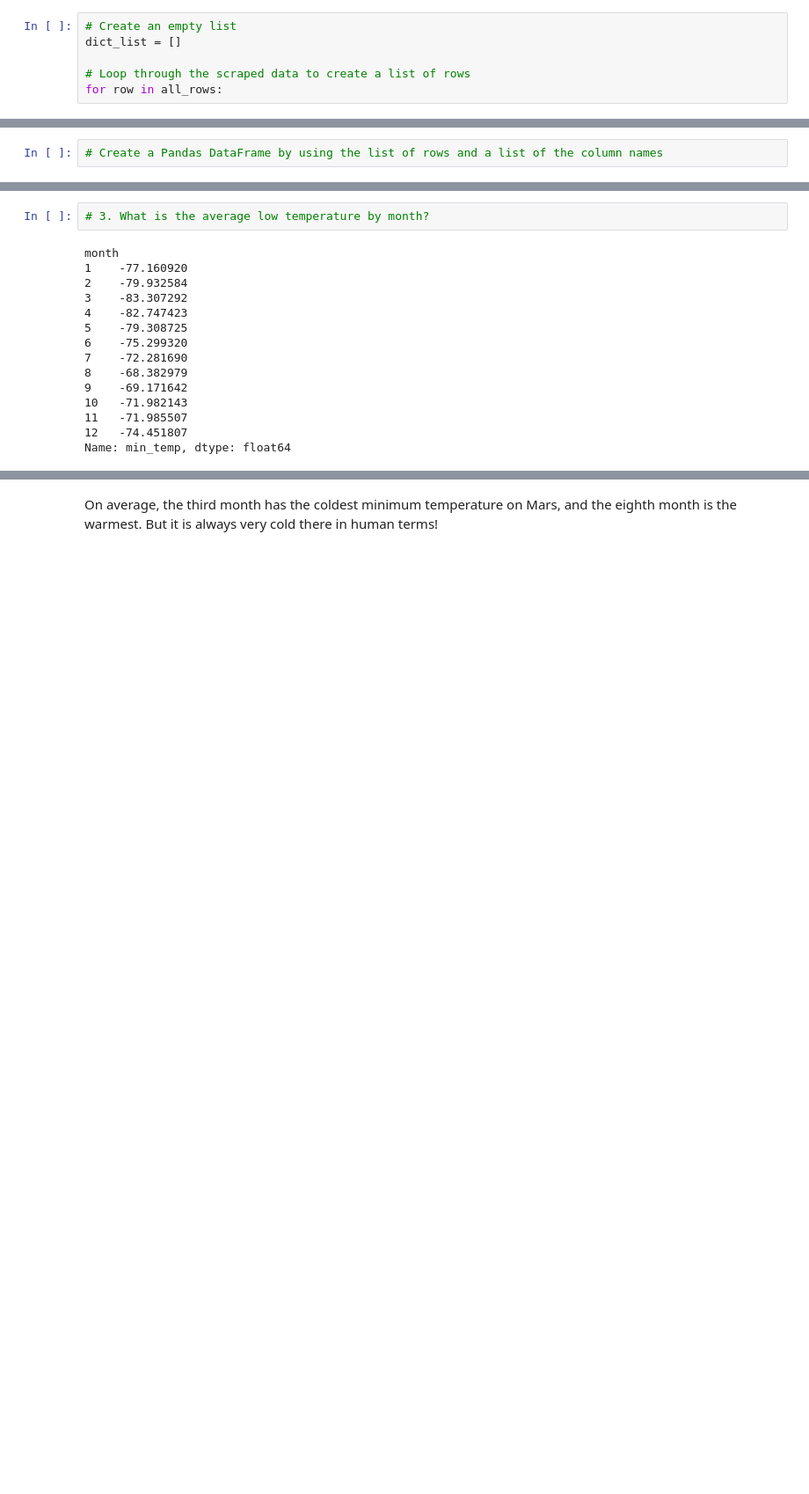
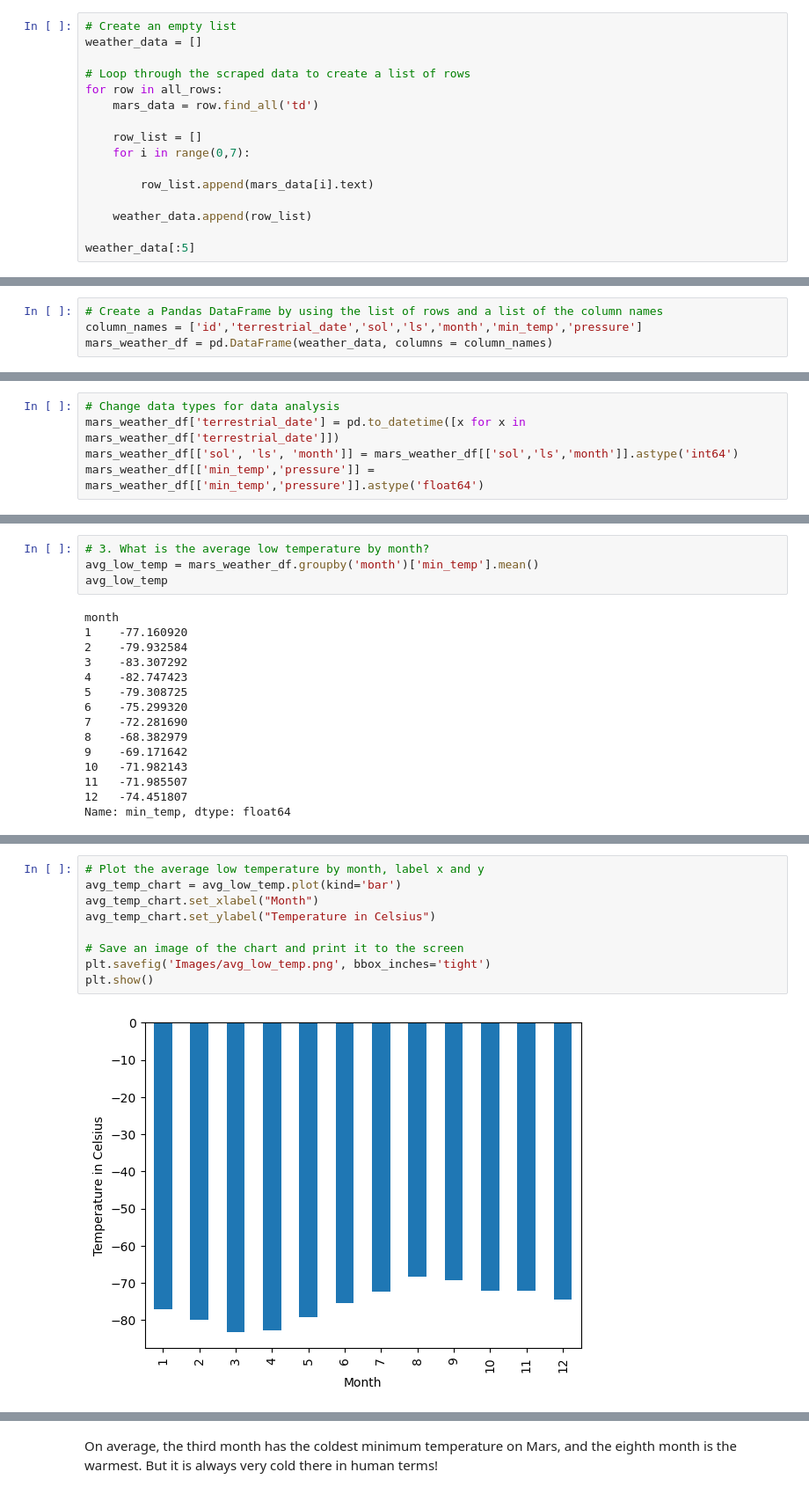
Before and after one commit to andrewdhawthorne/Module-11-Data_Collection-Challenge, a Jupyter notebook: Mission_to_Mars/part_2_mars_weather.ipynb, the cells around one changed output, grey strips where cells are left out. Shown: that part at 88% size. Saved outputs shown, nothing was run; the diff lists cells and outputs as text; blank space fills up the shorter version.

Commit message:
analysis and exporting images & csv

```diff
--- a/Mission_to_Mars/part_2_mars_weather.ipynb
+++ b/Mission_to_Mars/part_2_mars_weather.ipynb
@@ -68,7 +71,17 @@ Assemble the scraped data into a Pandas DataFrame. The columns should have the s
 * `pressure`: The atmospheric pressure at Curiosity's location
 # %%
 # Create an empty list
-dict_list = []
+weather_data = []
 
 # Loop through the scraped data to create a list of rows
 for row in all_rows:
+    mars_data = row.find_all('td')
+
+    row_list = []
+    for i in range(0,7):
+
+        row_list.append(mars_data[i].text)
+
+    weather_data.append(row_list)
+
+weather_data[:5]
@@ -75,4 +94,6 @@ for row in all_rows:
 # %%
 # Create a Pandas DataFrame by using the list of rows and a list of the column names
+column_names = ['id','terrestrial_date','sol','ls','month','min_temp','pressure']
+mars_weather_df = pd.DataFrame(weather_data, columns = column_names)
 # %%
 # Confirm DataFrame was created successfully
@@ -105,2 +126,7 @@ dtype: object
+# %%
+# Change data types for data analysis
+mars_weather_df['terrestrial_date'] = pd.to_datetime([x for x in mars_weather_df['terrestrial_date']])
+mars_weather_df[['sol', 'ls', 'month']] = mars_weather_df[['sol','ls','month']].astype('int64')
+mars_weather_df[['min_temp','pressure']] = mars_weather_df[['min_temp','pressure']].astype('float64')
 # %%
 # Confirm type changes were successful by examining data types again
@@ -151,6 +183,8 @@ Name: month, dtype: int64
 1867
 # %%
 # 3. What is the average low temperature by month?
+avg_low_temp = mars_weather_df.groupby('month')['min_temp'].mean()
+avg_low_temp
 # %% [output]
 month
 1    -77.160920
@@ -176,0 +203,11 @@ Name: min_temp, dtype: float64
+# %%
+# Plot the average low temperature by month, label x and y
+avg_temp_chart = avg_low_temp.plot(kind='bar')
+avg_temp_chart.set_xlabel("Month")
+avg_temp_chart.set_ylabel("Temperature in Celsius")
+
+# Save an image of the chart and print it to the screen
+plt.savefig('Images/avg_low_temp.png', bbox_inches='tight')
+plt.show()
+# %% [output]
+[figure, added]
```
Also changed, not shown: parts of 21 cells of this notebook, 5 other files.
